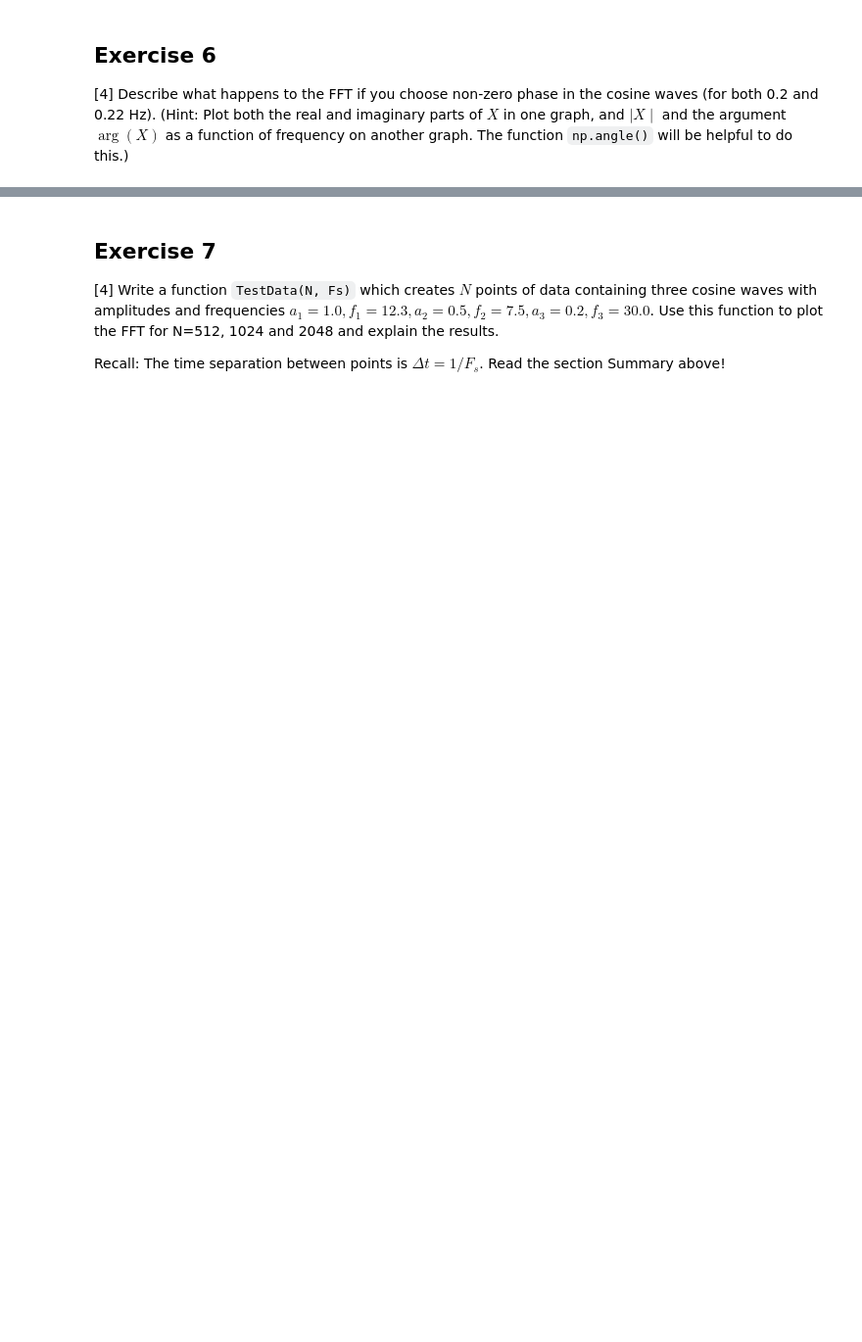
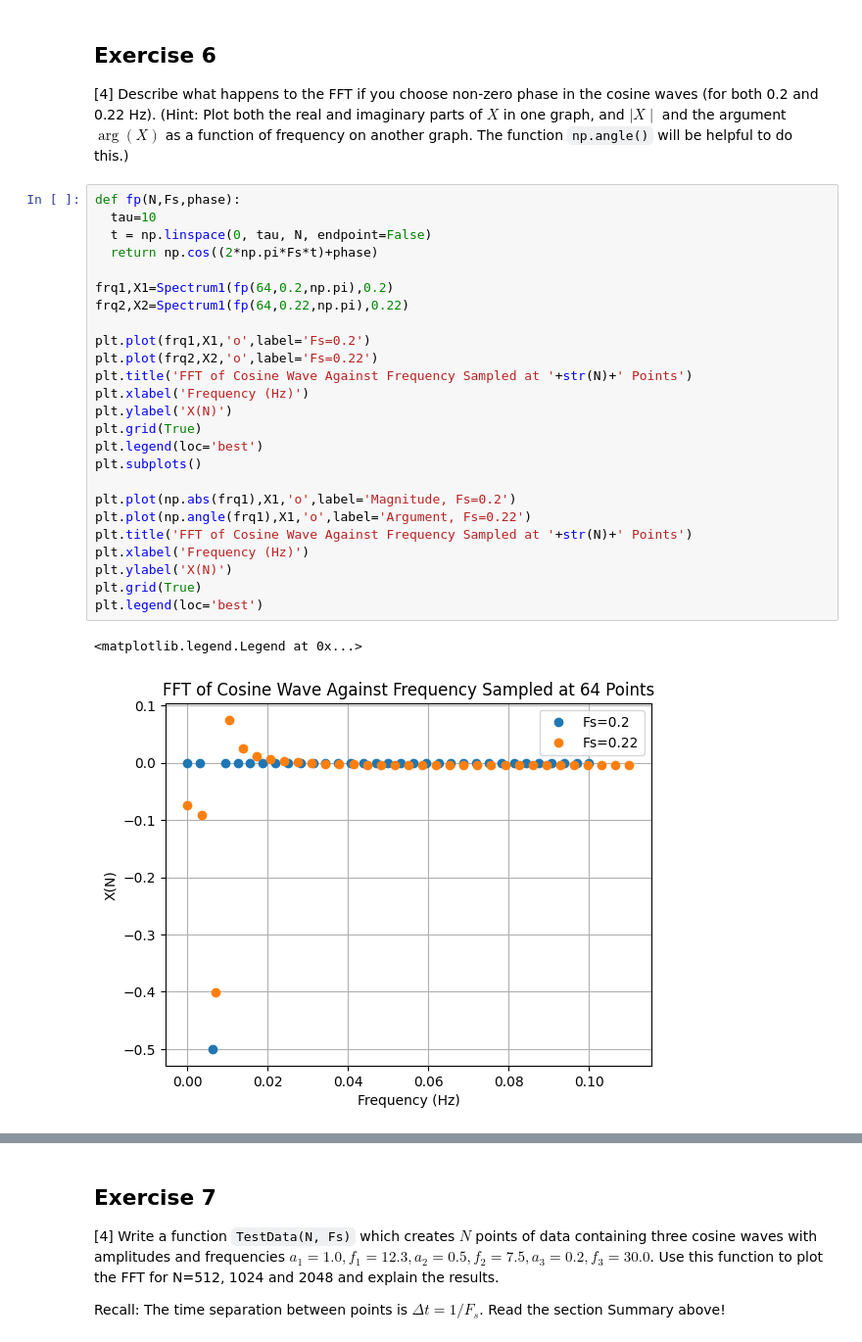
Before and after one commit to PX2145-2025/week-10-b-EvansElliot, a Jupyter notebook: FFT.ipynb, the cells around one changed output, grey strips where cells are left out. Shown at 98% size. Drawn from its saved outputs; the diff is of its cells as text; blank space fills up the shorter version.

```diff
--- a/FFT.ipynb
+++ b/FFT.ipynb
@@ -421,3 +433,31 @@ plt.subplots()
 ## Exercise 6
 
 [4] Describe what happens to the FFT if you choose non-zero phase in the cosine waves (for both 0.2 and 0.22 Hz). (Hint: Plot both the real and imaginary parts of $X$ in one graph, and $\mid X\mid$ and the argument $\arg(X)$ as a function of frequency on another graph. The function `np.angle()` will be helpful to do this.)
+# %%
+def fp(N,Fs,phase):
+  tau=10
+  t = np.linspace(0, tau, N, endpoint=False)
+  return np.cos((2*np.pi*Fs*t)+phase)
+
+frq1,X1=Spectrum1(fp(64,0.2,np.pi),0.2)
+frq2,X2=Spectrum1(fp(64,0.22,np.pi),0.22)
+
+plt.plot(frq1,X1,'o',label='Fs=0.2')
+plt.plot(frq2,X2,'o',label='Fs=0.22')
+plt.title('FFT of Cosine Wave Against Frequency Sampled at '+str(N)+' Points')
+plt.xlabel('Frequency (Hz)')
+plt.ylabel('X(N)')
+plt.grid(True)
+plt.legend(loc='best')
+plt.subplots()
+
+plt.plot(np.abs(frq1),X1,'o',label='Magnitude, Fs=0.2')
+plt.plot(np.angle(frq1),X1,'o',label='Argument, Fs=0.22')
+plt.title('FFT of Cosine Wave Against Frequency Sampled at '+str(N)+' Points')
+plt.xlabel('Frequency (Hz)')
+plt.ylabel('X(N)')
+plt.grid(True)
+plt.legend(loc='best')
+# %% [output]
+<matplotlib.legend.Legend at 0x...>
+[figure, added]
```
Also changed, not shown: parts of 8 cells of this notebook.
